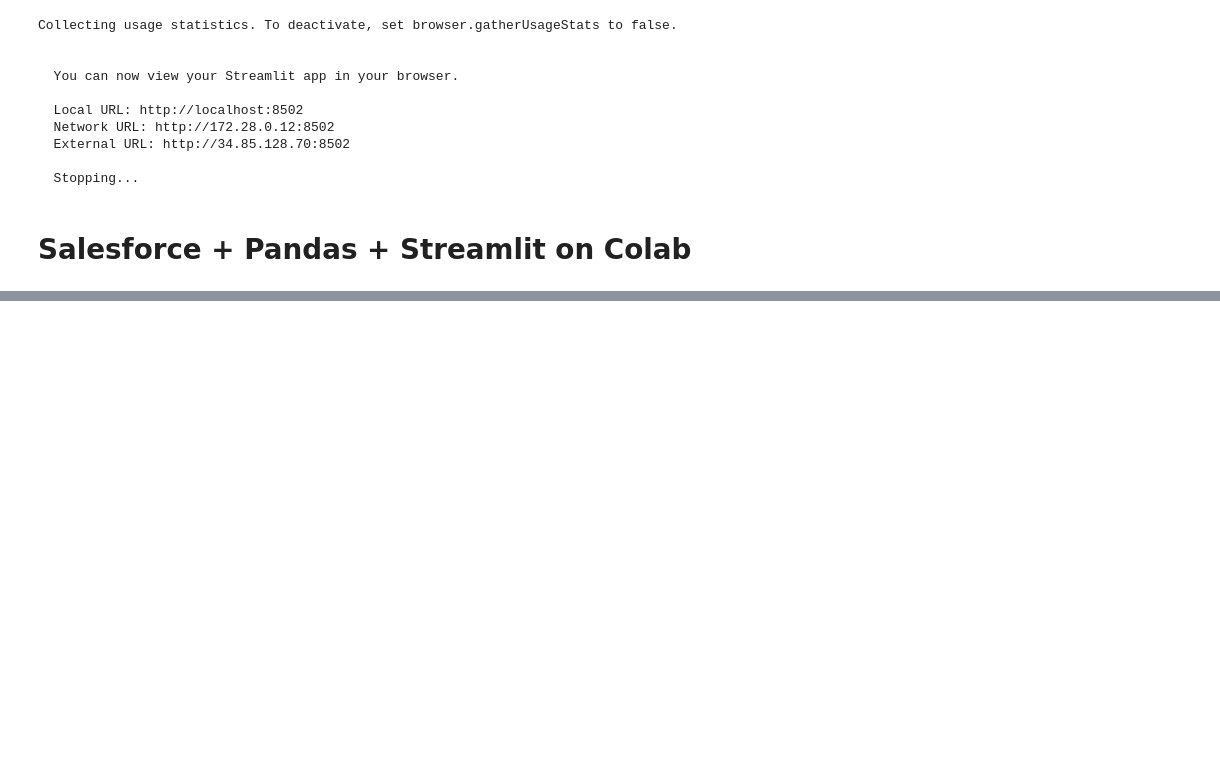
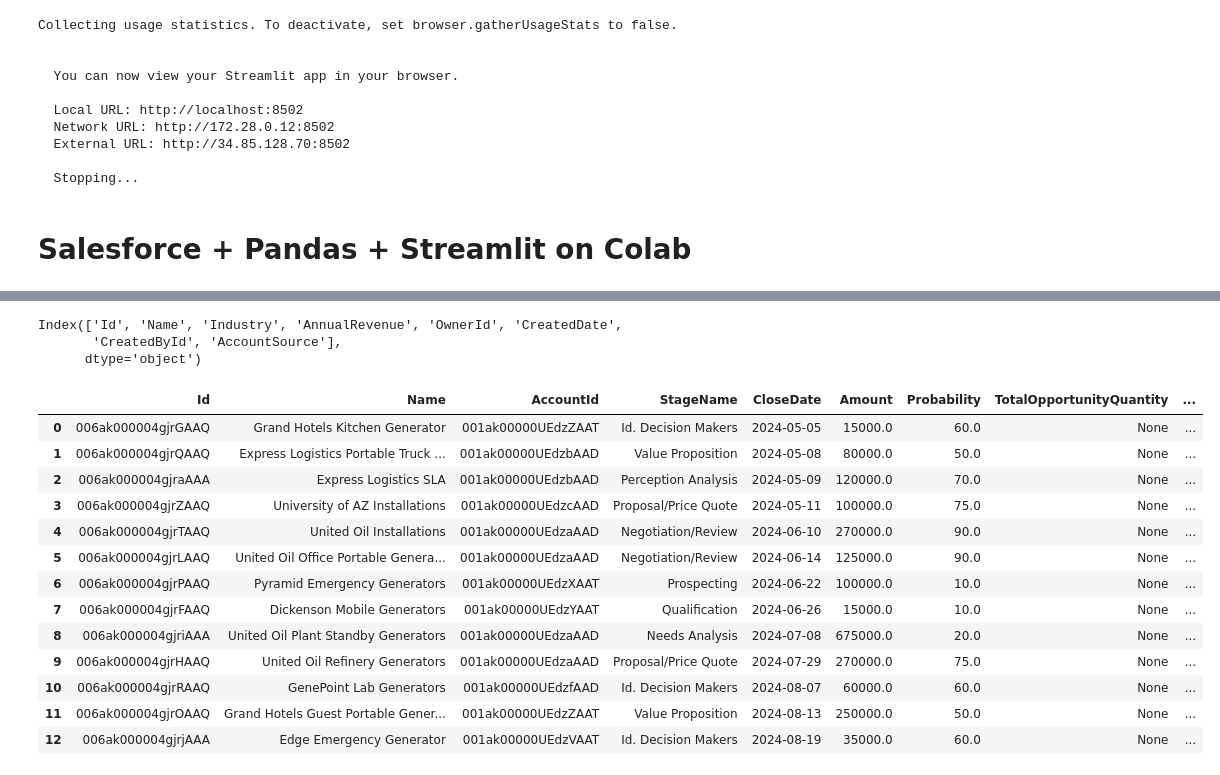
Before and after one commit to sands-bit/Tech16-Project, a Jupyter notebook: Tech16_Sand_Proj_Test.ipynb, the cells around one changed output, grey strips where cells are left out. Drawn from its saved outputs; the diff is of its cells as text; code cells hidden in the pictures; blank space fills up the shorter version.

Commit message:
Created using Colab: Salesforce + pandas + streamlit

```diff
--- a/Tech16_Sand_Proj_Test.ipynb
+++ b/Tech16_Sand_Proj_Test.ipynb
@@ -140,0 +144,6 @@ Successfully installed gitdb-4.0.11 gitpython-3.1.43 h11-0.14.0 httpcore-1.0.5 h
+# %%
+sf= Salesforce(
+    username='salescopilot@stanford.ai',
+    password='Salestech16',
+    security_token='7MeFPnJLh8VMXkDo94XL7gio',
+    domain='login')
@@ -140,0 +199,60 @@ Successfully installed gitdb-4.0.11 gitpython-3.1.43 h11-0.14.0 httpcore-1.0.5 h
+# %%
+# Convert records to DataFrames and drop the 'attributes' column
+opportunity_df = pd.DataFrame(opportunity_columns['records']).drop(columns='attributes')
+opportunity_df
+accounts_df = pd.DataFrame(accounts['records']).drop(columns='attributes')
+accounts_df.columns
+# %% [output]
+Index(['Id', 'Name', 'Industry', 'AnnualRevenue', 'OwnerId', 'CreatedDate',
+       'CreatedById', 'AccountSource'],
+      dtype='object')
+# %%
+import random
+
+# Mapping of OwnerId to multiple names
+owner_mapping = {
+    '005ak000007B1b5AAC': ['Alice Johnson', 'David Brown'],
+    '005ak000007B2g5AAC': ['Eva Green', 'Frank White']
+}
+
+# Mock emails and phone numbers for the names
+contact_details = {
+    'Alice Johnson': ('alice.johnson@salescrm.com', '(123) 456-7890'),
+    'David Brown': ('david.brown@salescrm.com', '(234) 567-8901'),
+    'Eva Green': ('eva.green@salescrm.com', '(345) 678-9012'),
+    'Frank White': ('frank.white@salescrm.com', '(456) 789-0123')
+}
+
+# Function to randomly assign a name for each OwnerId
+def assign_random_name(owner_id):
+    return random.choice(owner_mapping[owner_id])
+
+# # Add Owner Name based on the OwnerId to both DataFrames
+opportunity_df['OwnerName'] = opportunity_df['OwnerId'].apply(assign_random_name)
+opportunity_df['Email'] = opportunity_df['OwnerName'].apply(lambda name: contact_details[name][0])
+opportunity_df['Phone'] = opportunity_df['OwnerName'].apply(lambda name: contact_details[name][1])
+
+accounts_df['OwnerName'] = accounts_df['OwnerId'].apply(assign_random_name)
+accounts_df['Email'] = accounts_df['OwnerName'].apply(lambda name: contact_details[name][0])
+accounts_df['Phone'] = accounts_df['OwnerName'].apply(lambda name: contact_details[name][1])
+
+opportunity_df
+
+# # Merge the updated opportunities with accounts
+# df_augmented_with_accounts = pd.merge(opportunity_df, accounts_df, on='OwnerId', suffixes=('_Opportunity', '_Account'))
+# df_augmented_with_accounts
+# %% [output]
+|  | Id | Name | AccountId | StageName | CloseDate | Amount | Probability | TotalOpportunityQuantity | ... |
+| 0 | 006ak000004gjrGAAQ | Grand Hotels Kitchen Generator | 001ak00000UEdzZAAT | Id. Decision Makers | 2024-05-05 | 15000.0 | 60.0 | None | ... |
+| 1 | 006ak000004gjrQAAQ | Express Logistics Portable Truck ... | 001ak00000UEdzbAAD | Value Proposition | 2024-05-08 | 80000.0 | 50.0 | None | ... |
+| 2 | 006ak000004gjraAAA | Express Logistics SLA | 001ak00000UEdzbAAD | Perception Analysis | 2024-05-09 | 120000.0 | 70.0 | None | ... |
+| 3 | 006ak000004gjrZAAQ | University of AZ Installations | 001ak00000UEdzcAAD | Proposal/Price Quote | 2024-05-11 | 100000.0 | 75.0 | None | ... |
+| 4 | 006ak000004gjrTAAQ | United Oil Installations | 001ak00000UEdzaAAD | Negotiation/Review | 2024-06-10 | 270000.0 | 90.0 | None | ... |
+| 5 | 006ak000004gjrLAAQ | United Oil Office Portable Genera... | 001ak00000UEdzaAAD | Negotiation/Review | 2024-06-14 | 125000.0 | 90.0 | None | ... |
+| 6 | 006ak000004gjrPAAQ | Pyramid Emergency Generators | 001ak00000UEdzXAAT | Prospecting | 2024-06-22 | 100000.0 | 10.0 | None | ... |
+| 7 | 006ak000004gjrFAAQ | Dickenson Mobile Generators | 001ak00000UEdzYAAT | Qualification | 2024-06-26 | 15000.0 | 10.0 | None | ... |
+| 8 | 006ak000004gjriAAA | United Oil Plant Standby Generators | 001ak00000UEdzaAAD | Needs Analysis | 2024-07-08 | 675000.0 | 20.0 | None | ... |
+| 9 | 006ak000004gjrHAAQ | United Oil Refinery Generators | 001ak00000UEdzaAAD | Proposal/Price Quote | 2024-07-29 | 270000.0 | 75.0 | None | ... |
+| 10 | 006ak000004gjrRAAQ | GenePoint Lab Generators | 001ak00000UEdzfAAD | Id. Decision Makers | 2024-08-07 | 60000.0 | 60.0 | None | ... |
+| 11 | 006ak000004gjrOAAQ | Grand Hotels Guest Portable Gener... | 001ak00000UEdzZAAT | Value Proposition | 2024-08-13 | 250000.0 | 50.0 | None | ... |
+| 12 | 006ak000004gjrjAAA | Edge Emergency Generator | 001ak00000UEdzVAAT | Id. Decision Makers | 2024-08-19 | 35000.0 | 60.0 | None | ... |
```
Also changed, not shown: parts of 8 cells of this notebook.
